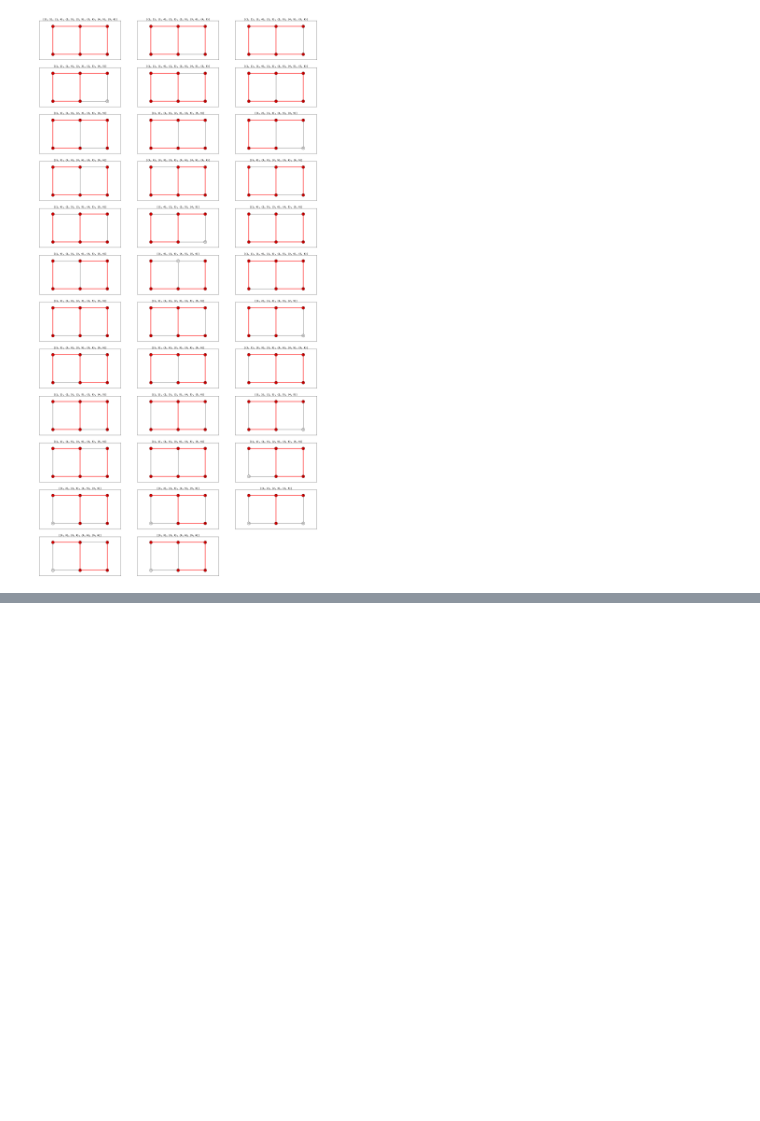
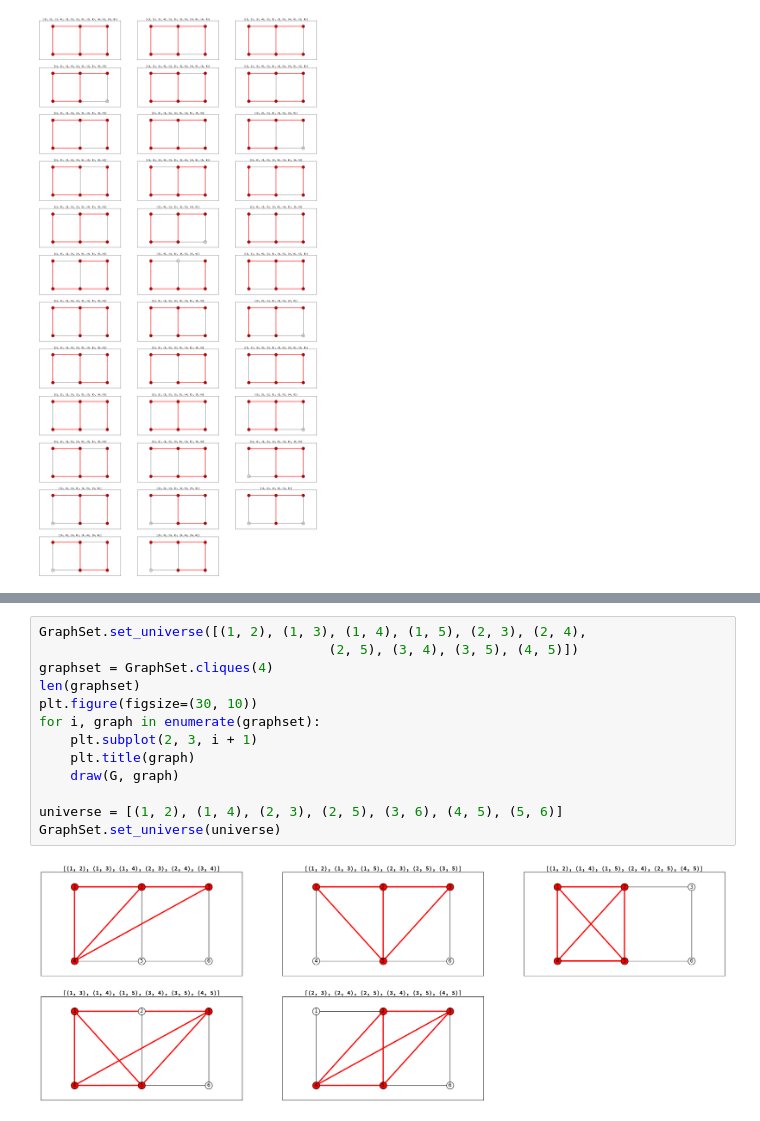
Before and after one commit to N0nki/interactive_reference, a Jupyter notebook: reference.ipynb, the cells around one changed output, grey strips where cells are left out. Cells and saved outputs as stored; diff of their text form; blank space fills up the shorter version.

Commit message:
add cliques

```diff
--- a/reference.ipynb
+++ b/reference.ipynb
@@ -429,0 +453,15 @@ for i, graph in enumerate(graphset):
+# %%
+GraphSet.set_universe([(1, 2), (1, 3), (1, 4), (1, 5), (2, 3), (2, 4),
+                                     (2, 5), (3, 4), (3, 5), (4, 5)])
+graphset = GraphSet.cliques(4)
+len(graphset)
+plt.figure(figsize=(30, 10))
+for i, graph in enumerate(graphset):
+    plt.subplot(2, 3, i + 1)
+    plt.title(graph)
+    draw(G, graph)
+
+universe = [(1, 2), (1, 4), (2, 3), (2, 5), (3, 6), (4, 5), (5, 6)]
+GraphSet.set_universe(universe)
+# %% [output]
+[figure, added]
```
Also changed, not shown: parts of 3 cells of this notebook.
